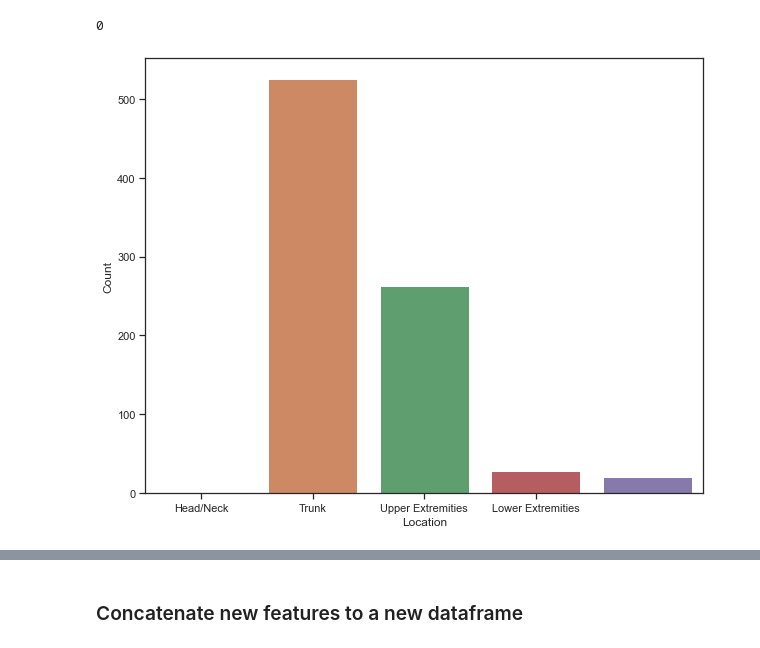
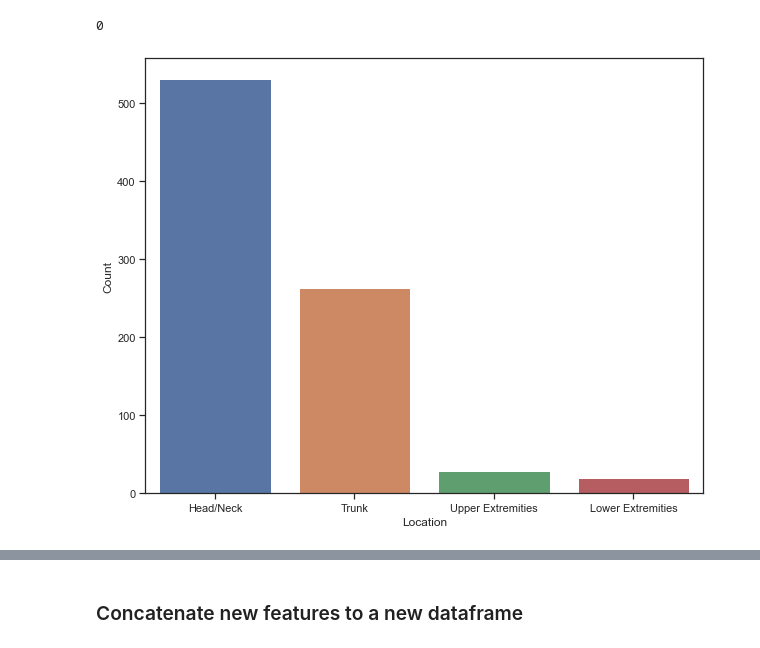
Before and after one commit to V0xP0p/BCC_Image_Classification, a Jupyter notebook: EDA.ipynb, the cells around one changed output, grey strips where cells are left out. Drawn from its saved outputs; the diff is of its cells as text; code cells hidden in the pictures.

```diff
--- a/EDA.ipynb
+++ b/EDA.ipynb
@@ -207,3 +207,6 @@ df['Sex'].fillna(0, inplace=True)   #fill the missing values with the mode of Se
 list(df['Sex'].unique())
 # %% [output]
 [0.0, 1.0]
+# %%
+sns.set_theme(style="ticks")
+g = sns.kdeplot(x='Age', hue='Sex', multiple='stack',  data=df)
@@ -289,10 +294,11 @@ sum(hist_diagnosis['High Risk'] - hist_type.sum(axis=1))
 0
 # %%
 location_columns = ['Head/Neck', 'Trunk', 'Upper Extremities', 'Lower Extremities']
+loc_temp = df.Location - 1
 rcParams['figure.figsize'] = 10,8
-sns.countplot(x=df['Location']) #plot the Histological Type distribution
+sns.countplot(x=loc_temp) #plot the Histological Type distribution
 plt.xlabel('Location')
 plt.ylabel('Count')
 plt.xticks(range(4), location_columns);
 # %% [output]
-[figure, old version]
+[figure, new version]
```
Also changed, not shown: parts of 3 cells of this notebook.
